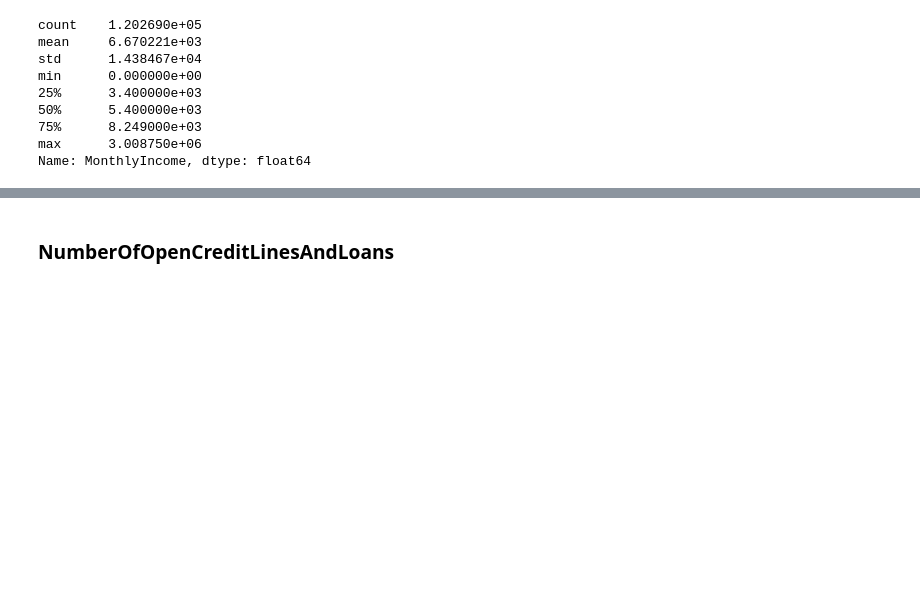
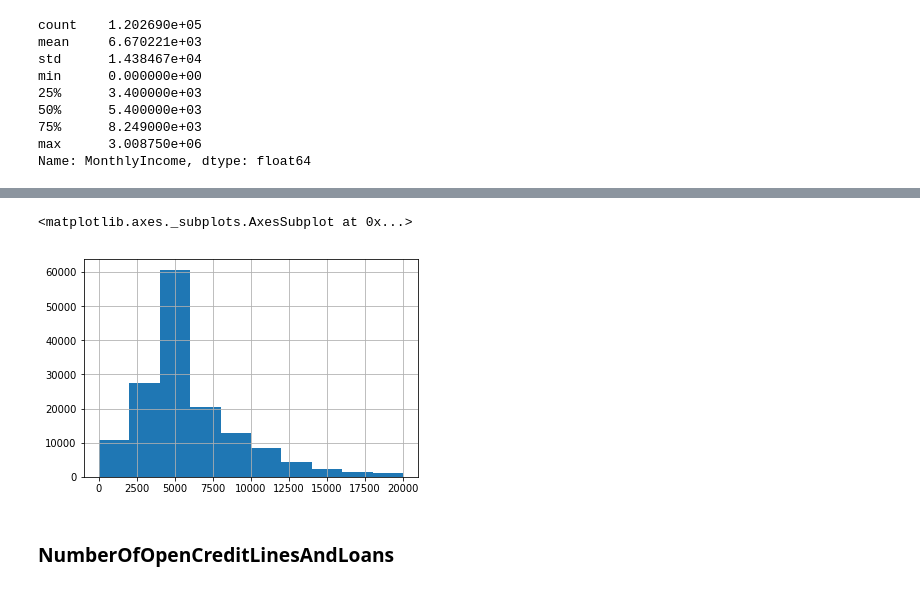
Before and after one commit to antoineeudes/GiveMeSomeCredit, a Jupyter notebook: main.ipynb, the cells around one changed output, grey strips where cells are left out. Drawn from its saved outputs; the diff is of its cells as text; code cells hidden in the pictures; blank space fills up the shorter version.

```diff
--- a/main.ipynb
+++ b/main.ipynb
@@ -466,4 +576,9 @@ max      3.008750e+06
 Name: MonthlyIncome, dtype: float64
+# %%
+data.MonthlyIncome.hist()
+# %% [output]
+<matplotlib.axes._subplots.AxesSubplot at 0x...>
+[figure, added]
 # %% [markdown]
 ### NumberOfOpenCreditLinesAndLoans
 # %%
```
Also changed, not shown: parts of 40 cells of this notebook.
